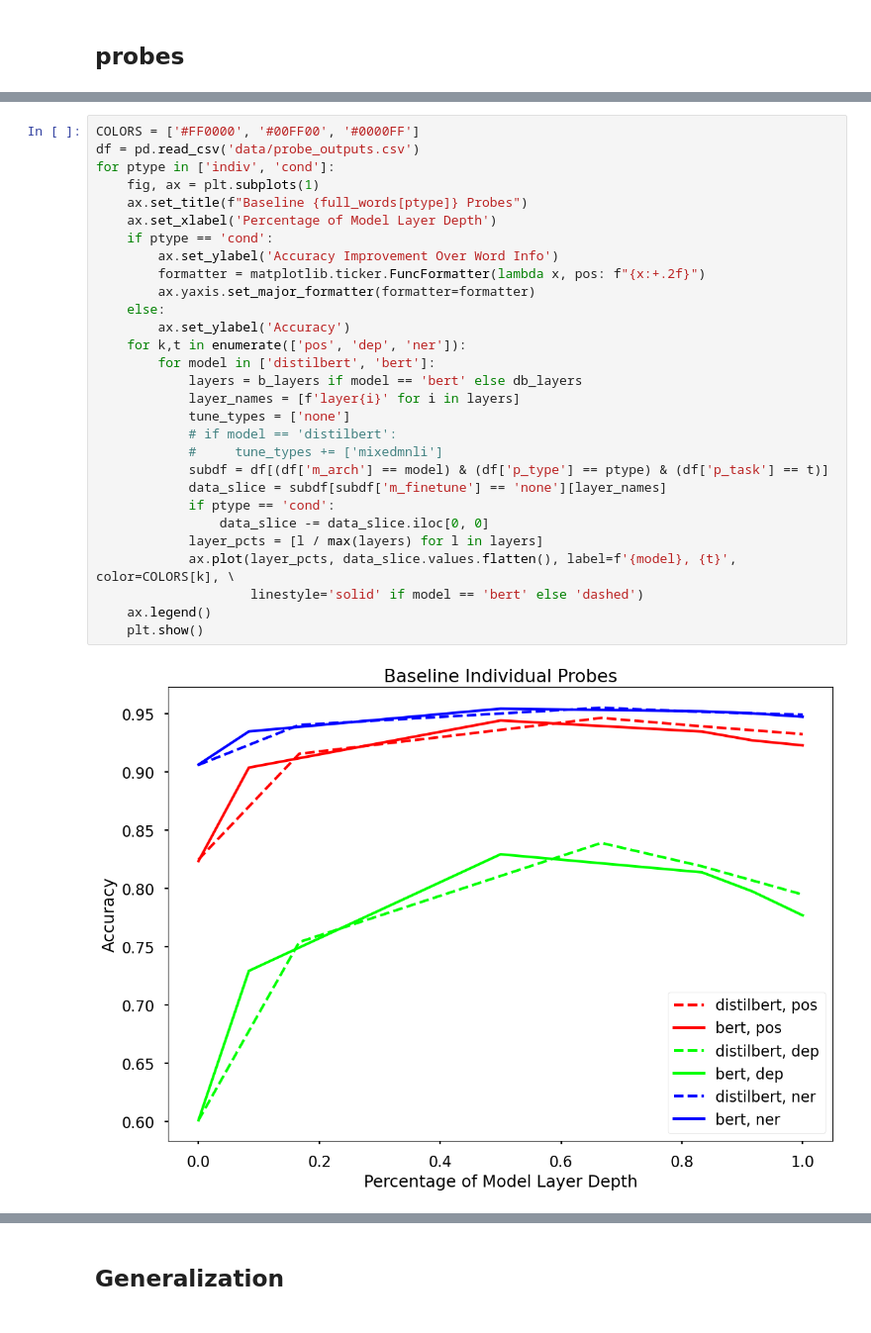
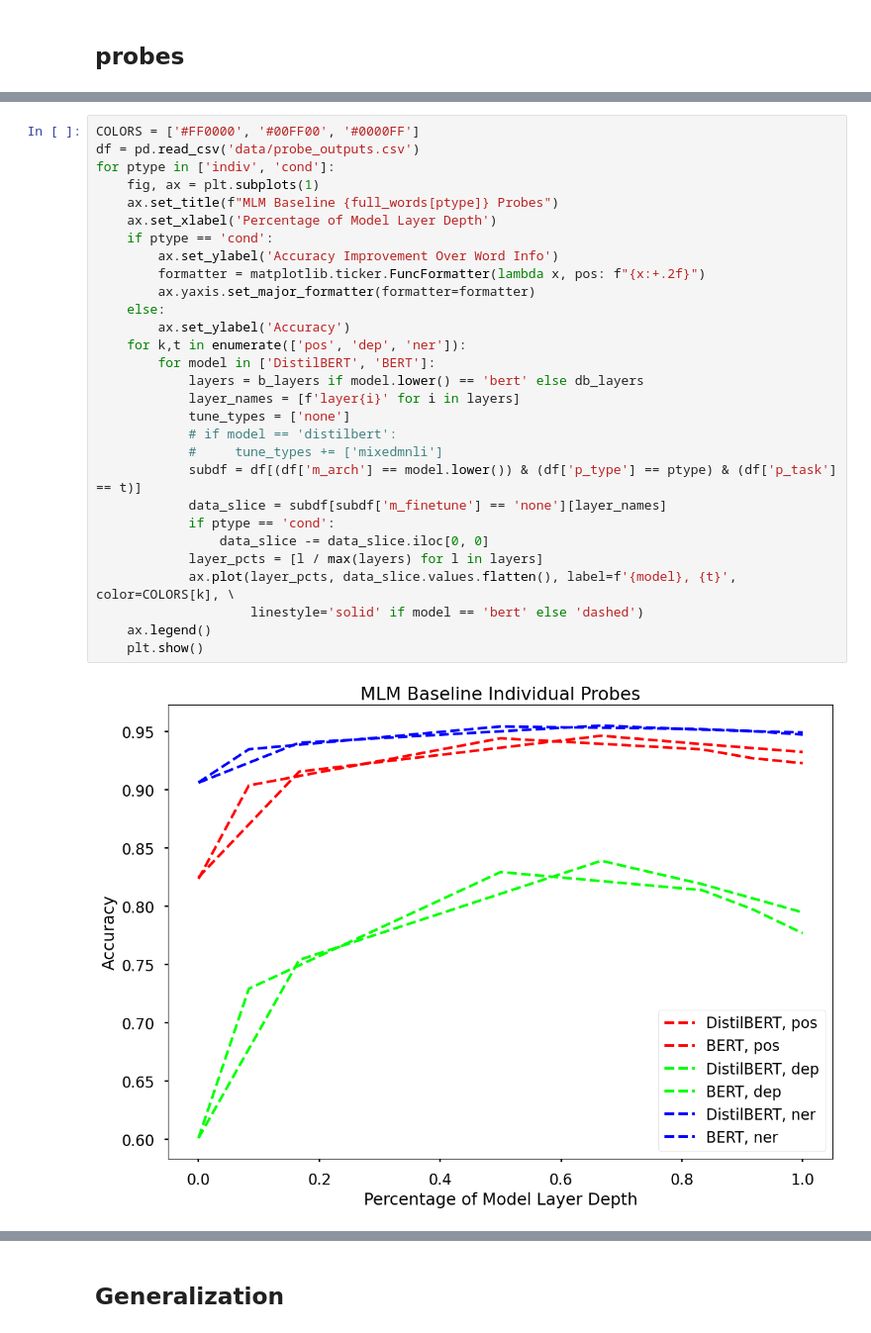
Before and after one commit to zy-f/nlp-distill-probing, a Jupyter notebook: visualization.ipynb, the cells around one changed output, grey strips where cells are left out. Shown at 99% size. Saved outputs shown, nothing was run; the diff lists cells and outputs as text.

```diff
--- a/visualization.ipynb
+++ b/visualization.ipynb
@@ -28,31 +28,31 @@ fancy_model_names = {
 # %%
 COLORS = ['#FF0000', '#00FF00', '#0000FF']
 df = pd.read_csv('data/probe_outputs.csv')
 for ptype in ['indiv', 'cond']:
     fig, ax = plt.subplots(1)
-    ax.set_title(f"Baseline {full_words[ptype]} Probes")
+    ax.set_title(f"MLM Baseline {full_words[ptype]} Probes")
     ax.set_xlabel('Percentage of Model Layer Depth')
     if ptype == 'cond':
         ax.set_ylabel('Accuracy Improvement Over Word Info')
         formatter = matplotlib.ticker.FuncFormatter(lambda x, pos: f"{x:+.2f}")
         ax.yaxis.set_major_formatter(formatter=formatter)
     else:
         ax.set_ylabel('Accuracy')
     for k,t in enumerate(['pos', 'dep', 'ner']):
-        for model in ['distilbert', 'bert']:
-            layers = b_layers if model == 'bert' else db_layers
+        for model in ['DistilBERT', 'BERT']:
+            layers = b_layers if model.lower() == 'bert' else db_layers
             layer_names = [f'layer{i}' for i in layers]
             tune_types = ['none']
             # if model == 'distilbert':
             #     tune_types += ['mixedmnli']
-            subdf = df[(df['m_arch'] == model) & (df['p_type'] == ptype) & (df['p_task'] == t)]
+            subdf = df[(df['m_arch'] == model.lower()) & (df['p_type'] == ptype) & (df['p_task'] == t)]
             data_slice = subdf[subdf['m_finetune'] == 'none'][layer_names]
             if ptype == 'cond':
                 data_slice -= data_slice.iloc[0, 0]
             layer_pcts = [l / max(layers) for l in layers]
             ax.plot(layer_pcts, data_slice.values.flatten(), label=f'{model}, {t}', color=COLORS[k], \
                     linestyle='solid' if model == 'bert' else 'dashed')
     ax.legend()
     plt.show()
 # %% [output]
-[figure, old version]
+[figure, new version]
```
Also changed, not shown: parts of 3 cells of this notebook.
